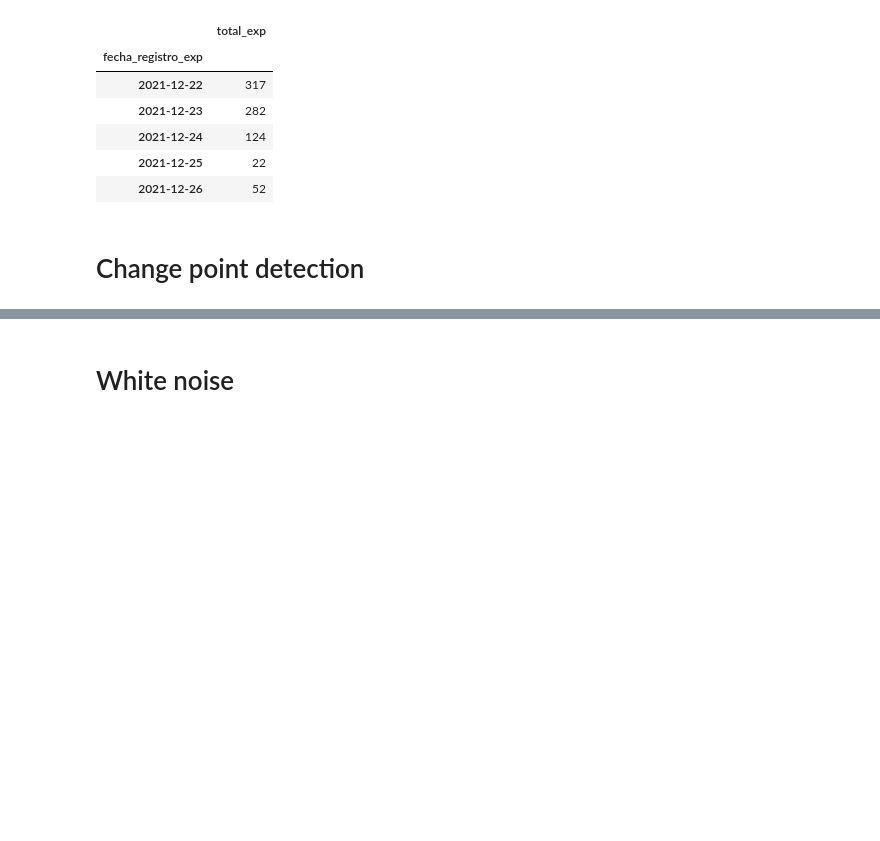
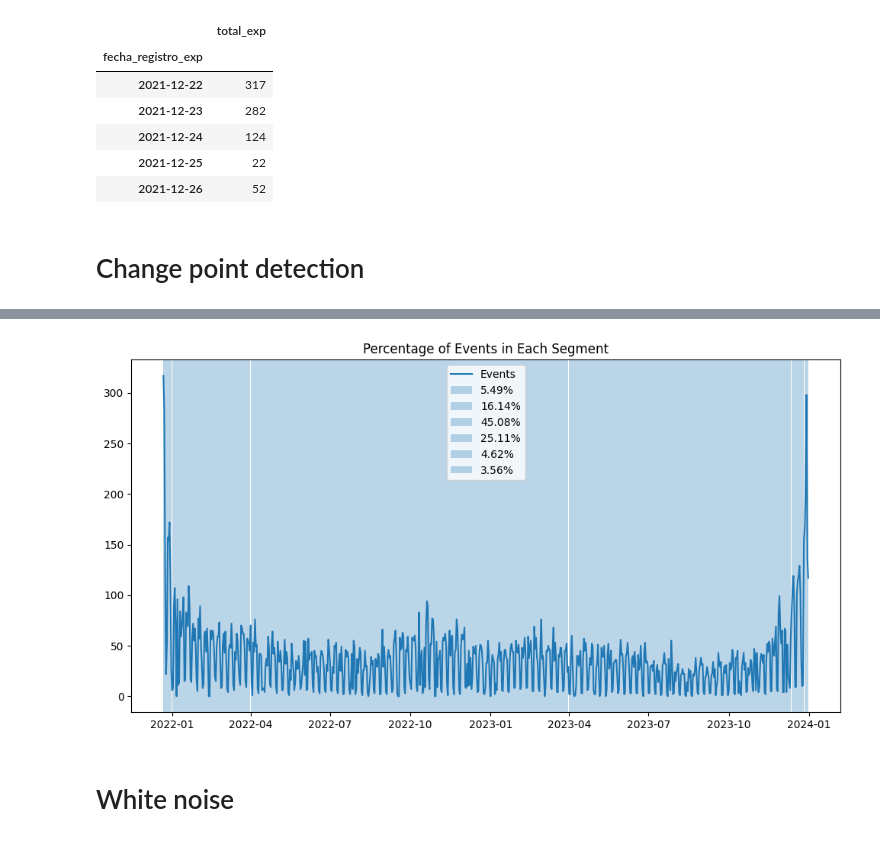
Before and after one commit to crlsrmrlsz/processmin, a Jupyter notebook: ts_autoconsumo.ipynb, the cells around one changed output, grey strips where cells are left out. Drawn from its saved outputs; the diff is of its cells as text; code cells hidden in the pictures; blank space fills up the shorter version.

```diff
--- a/ts_autoconsumo.ipynb
+++ b/ts_autoconsumo.ipynb
@@ -53,3 +52,29 @@ rpt.display(signal, change_points, figsize=(20, 5))
+# %%
+
+total_events = ts_autoconsumo["total_exp"].sum()
+segments = []
+
+#Compute percentage of events in each segment
+prev_idx = 0
+for idx in change_points:
+    segment_sum = ts_autoconsumo["total_exp"].iloc[prev_idx:idx].sum()
+    percentage = (segment_sum / total_events) * 100
+    segments.append((prev_idx, idx, percentage))
+    prev_idx = idx
+
+#Plot segments with percentages using Matplotlib
+plt.figure(figsize=(12, 6))
+plt.plot(ts_autoconsumo.index, ts_autoconsumo["total_exp"], label="Events")
+
+for start, end, pct in segments:
+    plt.axvspan(ts_autoconsumo.index[start], ts_autoconsumo.index[end - 1],
+                alpha=0.3, label=f"{pct:.2f}%")
+
+plt.legend()
+plt.title("Percentage of Events in Each Segment")
+plt.show()
+# %% [output]
+[figure, added]
 # %% [markdown]
 # White noise
 # %%
```
Also changed, not shown: parts of 3 cells of this notebook, 1 other file.
